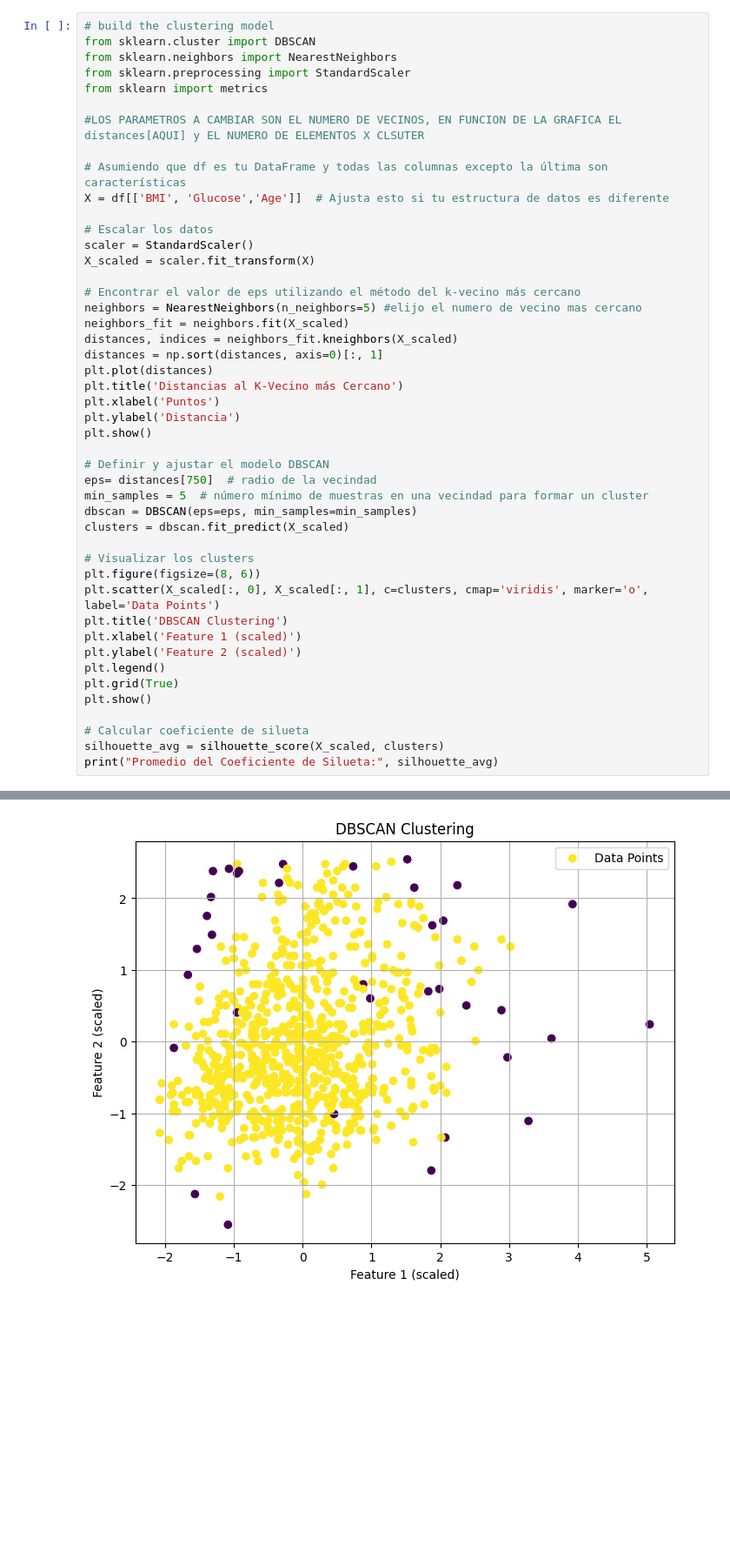
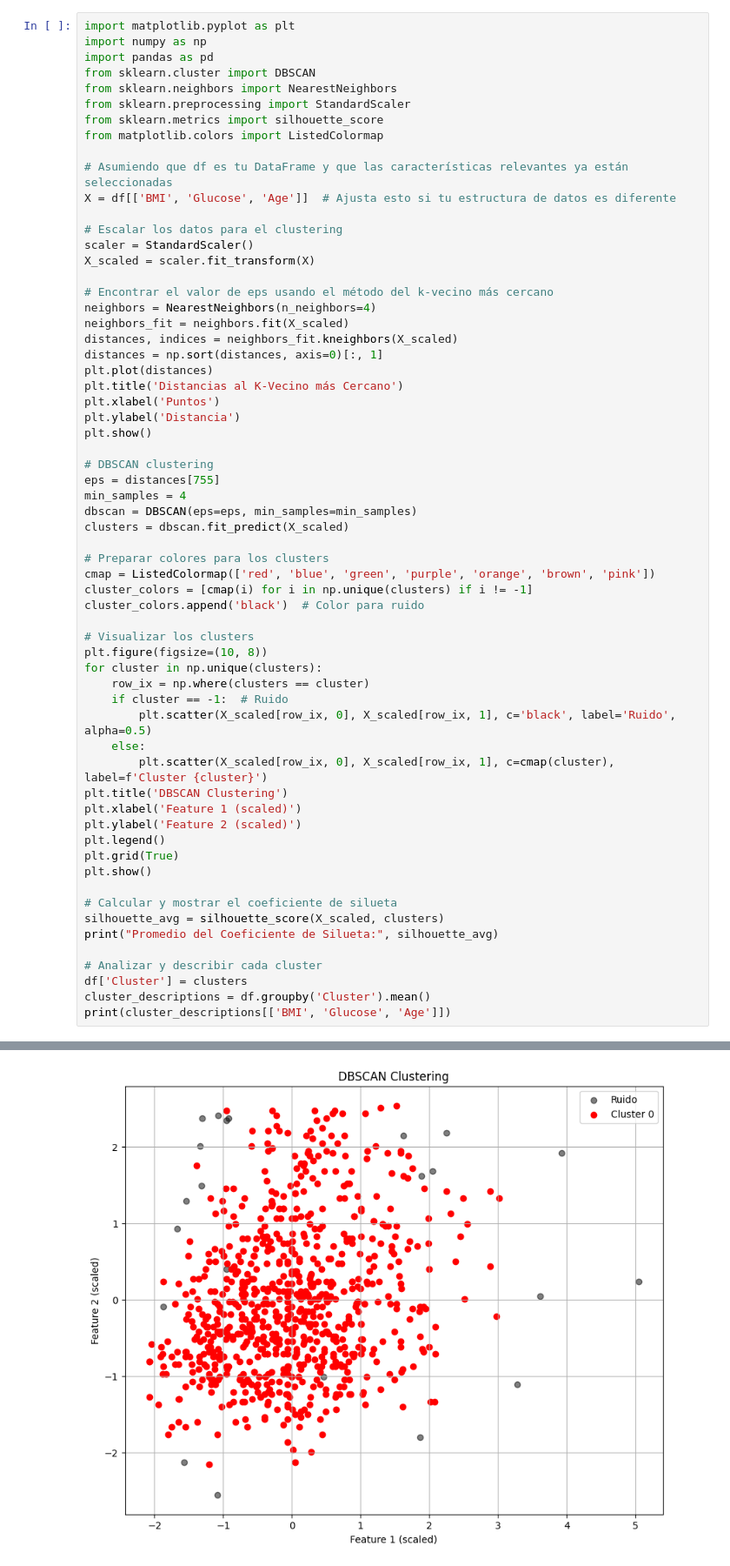
Before and after one commit to soletevendrell/dataanalytics, a Jupyter notebook: diabetes.ipynb, the cells around one changed output, grey strips where cells are left out. Shown at 87% size. Drawn from its saved outputs; the diff is of its cells as text; blank space fills up the shorter version.

Commit message:
changes in DBSCAN

```diff
--- a/diabetes.ipynb
+++ b/diabetes.ipynb
@@ -407,23 +391,24 @@ Promedio del Coeficiente de Silueta: 0.28566911744352946
 6  25.469417  103.231986  26.087379
 [figure]
 # %%
-# build the clustering model
+import matplotlib.pyplot as plt
+import numpy as np
+import pandas as pd
 from sklearn.cluster import DBSCAN
 from sklearn.neighbors import NearestNeighbors
 from sklearn.preprocessing import StandardScaler
-from sklearn import metrics
+from sklearn.metrics import silhouette_score
+from matplotlib.colors import ListedColormap
 
-#LOS PARAMETROS A CAMBIAR SON EL NUMERO DE VECINOS, EN FUNCION DE LA GRAFICA EL distances[AQUI] y EL NUMERO DE ELEMENTOS X CLSUTER
+# Asumiendo que df es tu DataFrame y que las características relevantes ya están seleccionadas
+X = df[['BMI', 'Glucose', 'Age']]  # Ajusta esto si tu estructura de datos es diferente
 
-# Asumiendo que df es tu DataFrame y todas las columnas excepto la última son características
-X = df[['BMI', 'Glucose','Age']]  # Ajusta esto si tu estructura de datos es diferente
-
-# Escalar los datos
+# Escalar los datos para el clustering
 scaler = StandardScaler()
 X_scaled = scaler.fit_transform(X)
 
-# Encontrar el valor de eps utilizando el método del k-vecino más cercano
-neighbors = NearestNeighbors(n_neighbors=5) #elijo el numero de vecino mas cercano
+# Encontrar el valor de eps usando el método del k-vecino más cercano
+neighbors = NearestNeighbors(n_neighbors=4)
 neighbors_fit = neighbors.fit(X_scaled)
 distances, indices = neighbors_fit.kneighbors(X_scaled)
 distances = np.sort(distances, axis=0)[:, 1]
@@ -433,15 +418,25 @@ plt.xlabel('Puntos')
 plt.ylabel('Distancia')
 plt.show()
 
-# Definir y ajustar el modelo DBSCAN
-eps= distances[750]  # radio de la vecindad
-min_samples = 5  # número mínimo de muestras en una vecindad para formar un cluster
+# DBSCAN clustering
+eps = distances[755]
+min_samples = 4
 dbscan = DBSCAN(eps=eps, min_samples=min_samples)
 clusters = dbscan.fit_predict(X_scaled)
 
+# Preparar colores para los clusters
+cmap = ListedColormap(['red', 'blue', 'green', 'purple', 'orange', 'brown', 'pink'])
+cluster_colors = [cmap(i) for i in np.unique(clusters) if i != -1]
+cluster_colors.append('black')  # Color para ruido
+
 # Visualizar los clusters
-plt.figure(figsize=(8, 6))
-plt.scatter(X_scaled[:, 0], X_scaled[:, 1], c=clusters, cmap='viridis', marker='o', label='Data Points')
+plt.figure(figsize=(10, 8))
+for cluster in np.unique(clusters):
+    row_ix = np.where(clusters == cluster)
+    if cluster == -1:  # Ruido
+        plt.scatter(X_scaled[row_ix, 0], X_scaled[row_ix, 1], c='black', label='Ruido', alpha=0.5)
+    else:
+        plt.scatter(X_scaled[row_ix, 0], X_scaled[row_ix, 1], c=cmap(cluster), label=f'Cluster {cluster}')
 plt.title('DBSCAN Clustering')
 plt.xlabel('Feature 1 (scaled)')
 plt.ylabel('Feature 2 (scaled)')
@@ -449,8 +444,13 @@ plt.legend()
 plt.grid(True)
 plt.show()
 
-# Calcular coeficiente de silueta
+# Calcular y mostrar el coeficiente de silueta
 silhouette_avg = silhouette_score(X_scaled, clusters)
 print("Promedio del Coeficiente de Silueta:", silhouette_avg)
+
+# Analizar y describir cada cluster
+df['Cluster'] = clusters
+cluster_descriptions = df.groupby('Cluster').mean()
+print(cluster_descriptions[['BMI', 'Glucose', 'Age']])
 # %% [output]
 [figure]
@@ -457 +458 @@ print("Promedio del Coeficiente de Silueta:", silhouette_avg)
-[figure, old version]
+[figure, new version]
```
Also changed, not shown: parts of 4 cells of this notebook.
